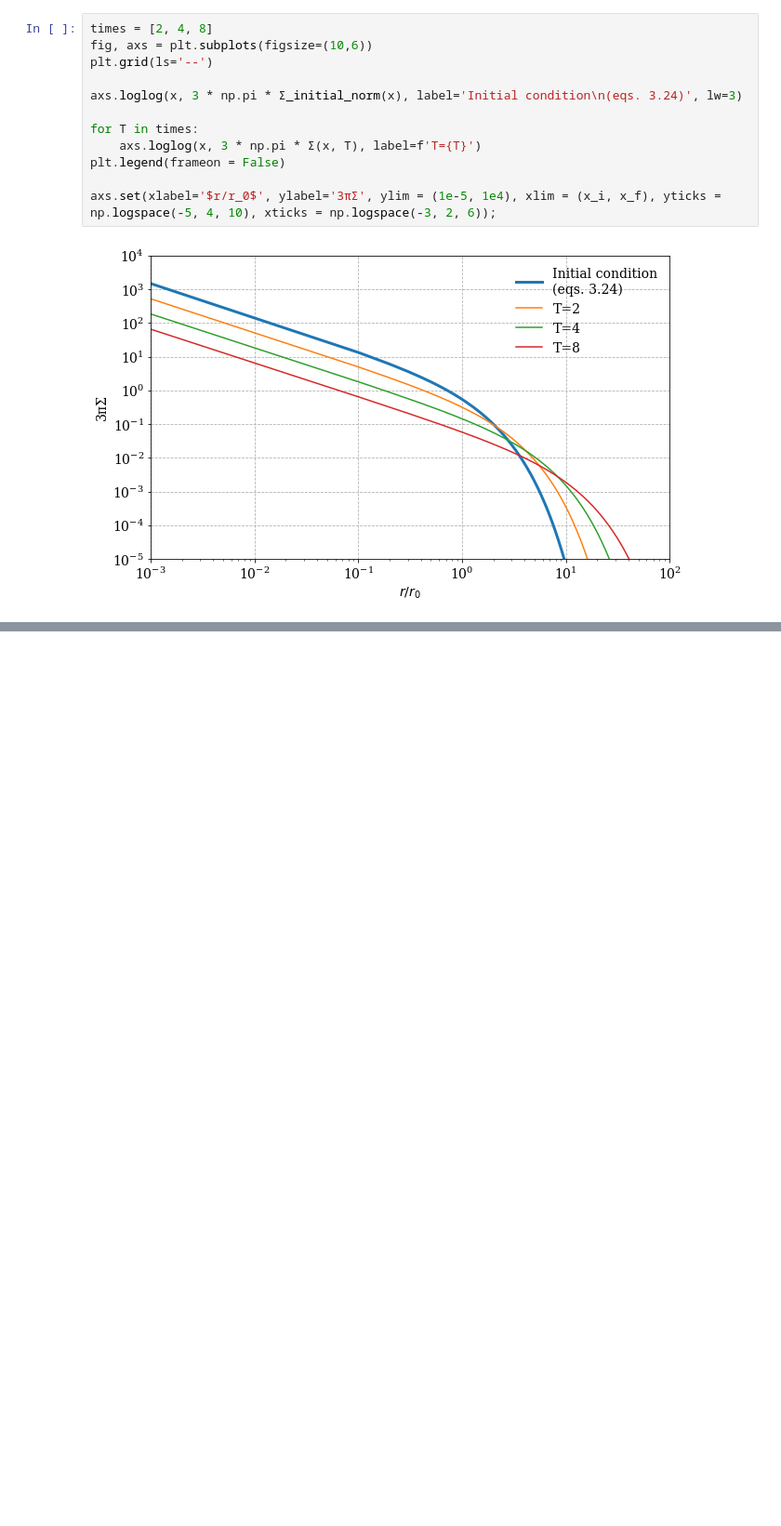
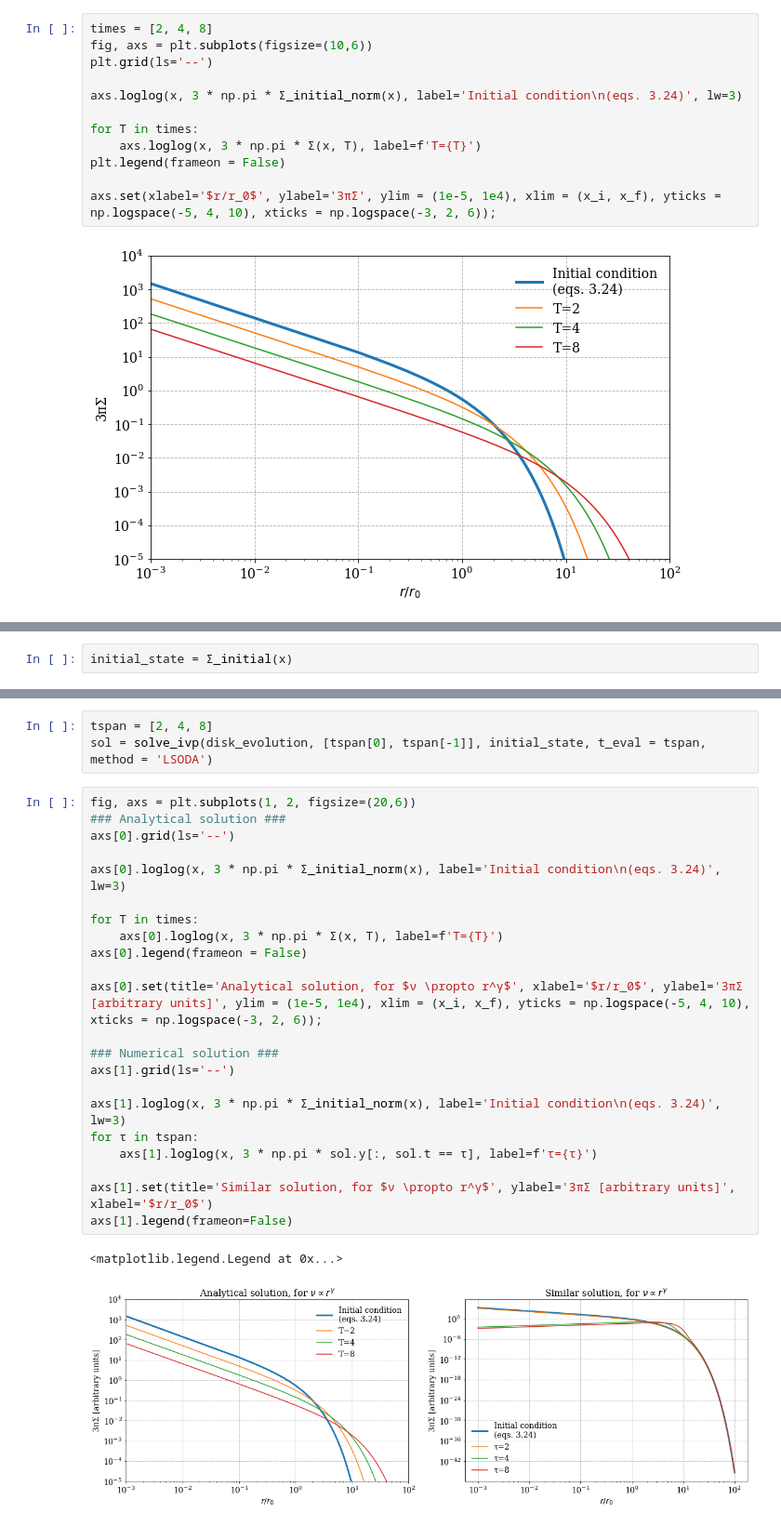
Before and after one commit to agent031/bachelor_code, a Jupyter notebook: Simple_solutions/viscosity_power_law.ipynb, the cells around one changed output, grey strips where cells are left out. Shown at 93% size. Cells and saved outputs as stored; diff of their text form; blank space fills up the shorter version.

Commit message:
Have a plottet numerical solution that (of course) does not look like the analytical

```diff
--- a/Simple_solutions/viscosity_power_law.ipynb
+++ b/Simple_solutions/viscosity_power_law.ipynb
@@ -68,0 +81,2 @@ array([1])
+# %%
+initial_state = Σ_initial(x)
@@ -68,0 +116,28 @@ array([1])
+# %%
+tspan = [2, 4, 8]
+sol = solve_ivp(disk_evolution, [tspan[0], tspan[-1]], initial_state, t_eval = tspan, method = 'LSODA')
+# %%
+fig, axs = plt.subplots(1, 2, figsize=(20,6))
+### Analytical solution ###
+axs[0].grid(ls='--')
+
+axs[0].loglog(x, 3 * np.pi * Σ_initial_norm(x), label='Initial condition\n(eqs. 3.24)', lw=3)
+
+for T in times:
+    axs[0].loglog(x, 3 * np.pi * Σ(x, T), label=f'T={T}')
+axs[0].legend(frameon = False)
+
+axs[0].set(title='Analytical solution, for $ν \propto r^γ$', xlabel='$r/r_0$', ylabel='3πΣ [arbitrary units]', ylim = (1e-5, 1e4), xlim = (x_i, x_f), yticks = np.logspace(-5, 4, 10), xticks = np.logspace(-3, 2, 6));
+
+### Numerical solution ###
+axs[1].grid(ls='--')
+
+axs[1].loglog(x, 3 * np.pi * Σ_initial_norm(x), label='Initial condition\n(eqs. 3.24)', lw=3)
+for τ in tspan:
+    axs[1].loglog(x, 3 * np.pi * sol.y[:, sol.t == τ], label=f'τ={τ}')
+
+axs[1].set(title='Similar solution, for $ν \propto r^γ$', ylabel='3πΣ [arbitrary units]', xlabel='$r/r_0$')
+axs[1].legend(frameon=False)
+# %% [output]
+<matplotlib.legend.Legend at 0x...>
+[figure, added]
```
Also changed, not shown: parts of 7 cells of this notebook, 1 other file.
